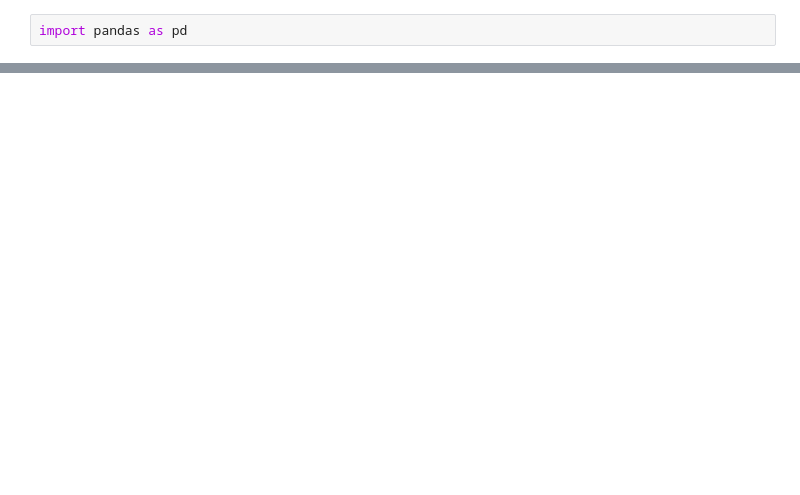
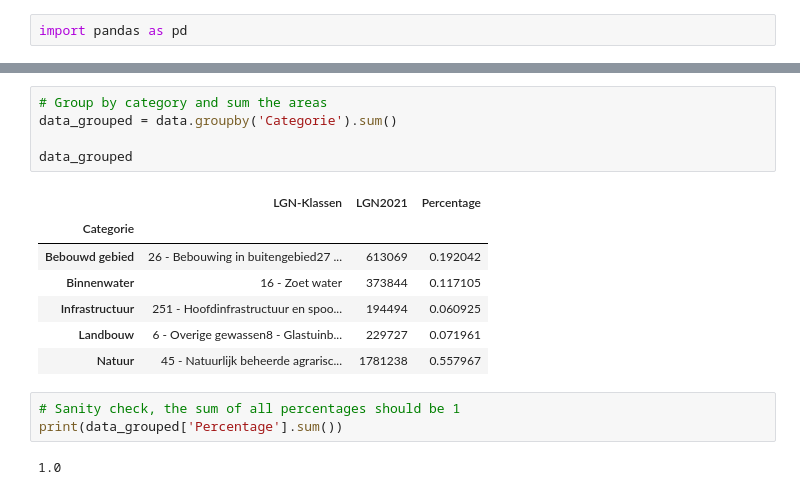
Before and after one commit to vnglst/onsland, a Jupyter notebook: WENR-landgebruik.ipynb, the cells around one changed output, grey strips where cells are left out. Drawn from its saved outputs; the diff is of its cells as text; blank space fills up the shorter version.

```diff
--- a/WENR-landgebruik.ipynb
+++ b/WENR-landgebruik.ipynb
@@ -91,0 +92,18 @@ print(data['Percentage'].sum())
+# %%
+# Group by category and sum the areas
+data_grouped = data.groupby('Categorie').sum()
+
+data_grouped
+# %% [output]
+|  | LGN-Klassen | LGN2021 | Percentage |
+| Categorie |  |  |  |
+| Bebouwd gebied | 26 - Bebouwing in buitengebied27 ... | 613069 | 0.192042 |
+| Binnenwater | 16 - Zoet water | 373844 | 0.117105 |
+| Infrastructuur | 251 - Hoofdinfrastructuur en spoo... | 194494 | 0.060925 |
+| Landbouw | 6 - Overige gewassen8 - Glastuinb... | 229727 | 0.071961 |
+| Natuur | 45 - Natuurlijk beheerde agrarisc... | 1781238 | 0.557967 |
+# %%
+# Sanity check, the sum of all percentages should be 1
+print(data_grouped['Percentage'].sum())
+# %% [output]
+1.0
```
Also changed, not shown: parts of 4 cells of this notebook, 3 other files.
